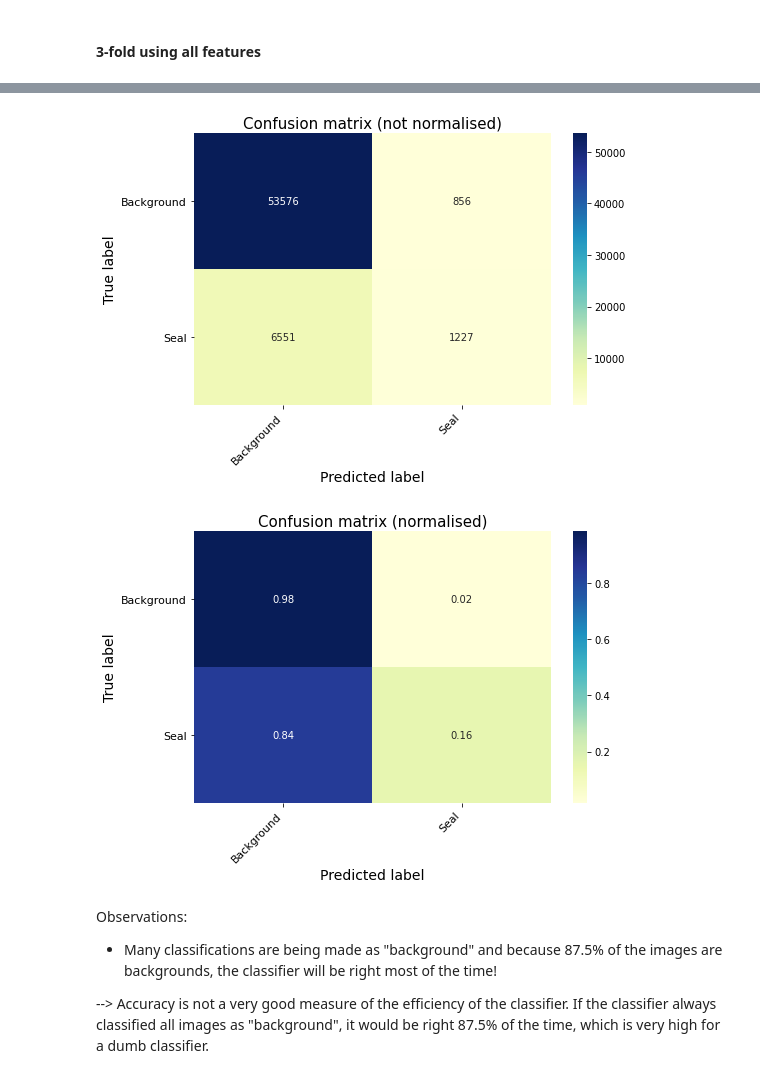
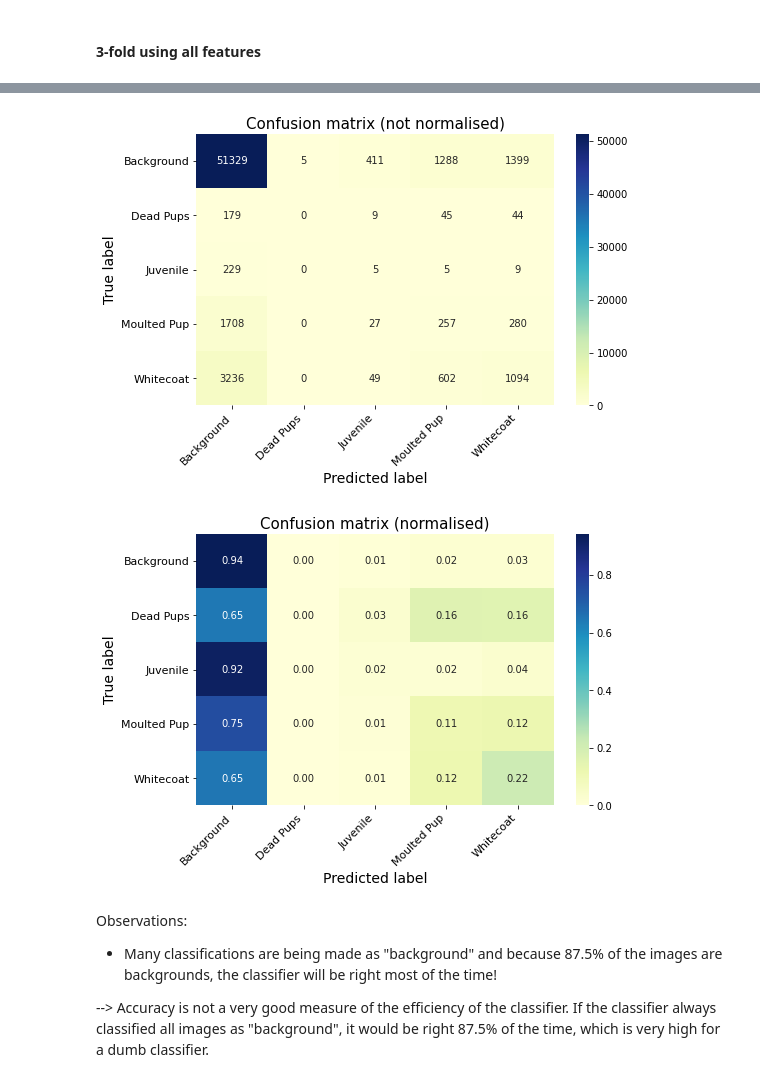
Before and after one commit to Adamouization/Seal-Pup-Aerial-Imagery-Neural-Network-Classifier, a Jupyter notebook: jupyter prototyping/multi_classification.ipynb, the cells around one changed output, grey strips where cells are left out. Cells and saved outputs as stored; diff of their text form; code cells hidden in the pictures.

Commit message:
Fitting works on multi dataset

```diff
--- a/jupyter prototyping/multi_classification.ipynb
+++ b/jupyter prototyping/multi_classification.ipynb
@@ -452,7 +454,8 @@ def load_model(model_type):
 ## A. Binary SGD Classifier
 # %%
 %%time
+y_train_unravelled = y_train_multi.values.ravel()
 sgd_classifier = SGDClassifier(max_iter=1000, tol=1e-3, random_state=RANDOM_SEED)
-sgd_classifier.fit(X_train_binary, y_train_seal_unravelled)
+sgd_classifier.fit(X_train_multi, y_train_multi)
 # use values to get the values in an array, so a shape of (n,1) and then ravel() to the convert that array shape to (n, )
 # %% [output]
@@ -477,11 +474,12 @@ Wall time: 58.9 s
+# %%
+sgd_classifier_accuracy_predictions = cross_val_predict(sgd_classifier, X_train_multi, y_train_unravelled, cv=3)
+cm = confusion_matrix(y_train_multi, sgd_classifier_accuracy_predictions)
 # %%
-sgd_classifier_accuracy_predictions = cross_val_predict(sgd_classifier, X_train_binary, y_train_seal_unravelled, cv=3)
-cm = confusion_matrix(y_train_seal, sgd_classifier_accuracy_predictions)
-plot_pretty_confusion_matrix(cm, ["Background", "Seal"], "Confusion matrix (not normalised)", False)
-plot_pretty_confusion_matrix(cm, ["Background", "Seal"], "Confusion matrix (normalised)", True)
+plot_pretty_confusion_matrix(cm, ["Background", "Dead Pups", "Juvenile", "Moulted Pup", "Whitecoat"], "Confusion matrix (not normalised)", False)
+plot_pretty_confusion_matrix(cm, ["Background", "Dead Pups", "Juvenile", "Moulted Pup", "Whitecoat"], "Confusion matrix (normalised)", True)
 # %% [output]
-[figure, old version]
+[figure, new version]
-[figure, old version]
+[figure, new version]
 # %% [markdown]
 Observations:
 
```
Also changed, not shown: parts of 4 cells of this notebook, 5 other files.
